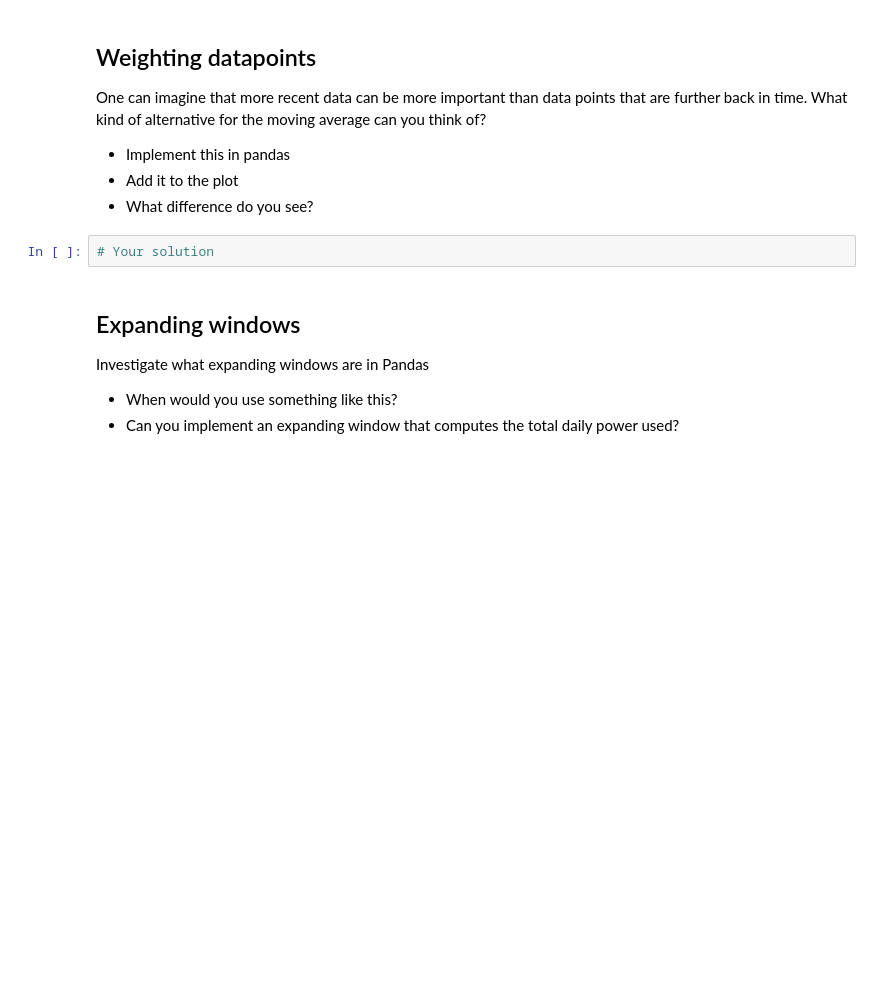
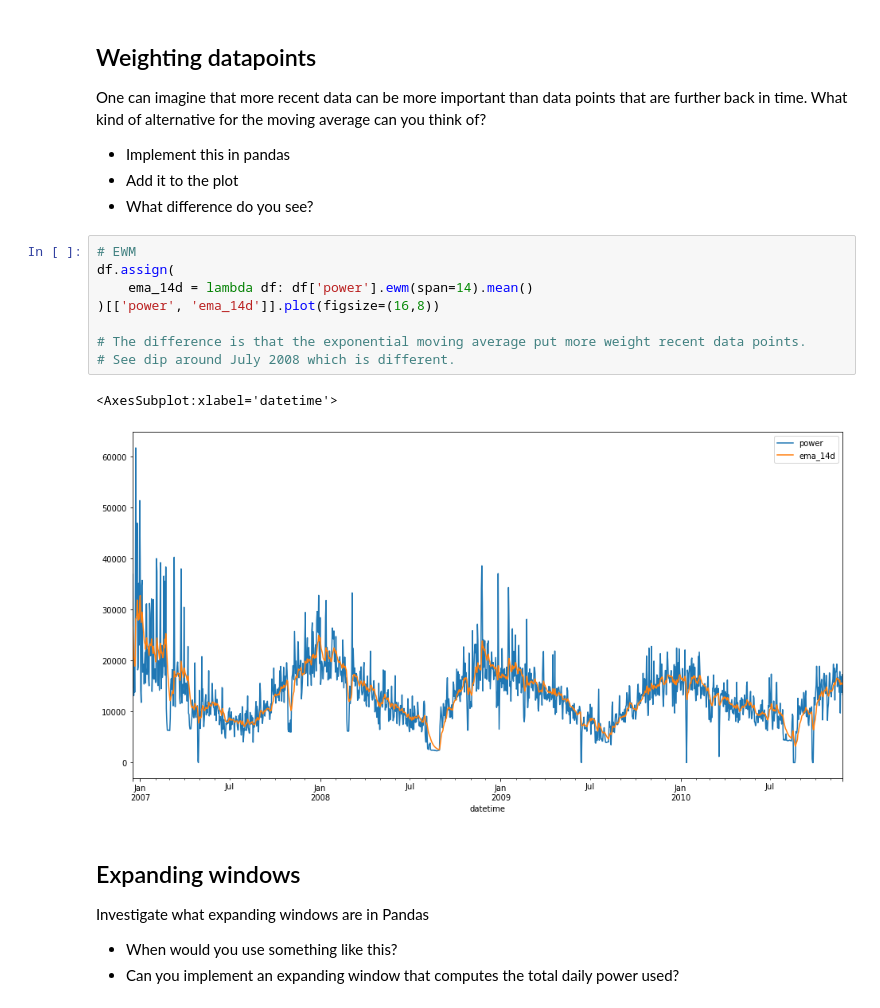
Before and after one commit to JelmerOffenberg/datamind-python, a Jupyter notebook: notebooks/3-feature-engineering.ipynb, the cells around one changed output. Saved outputs shown, nothing was run; the diff lists cells and outputs as text; blank space fills up the shorter version.

```diff
--- a/notebooks/3-feature-engineering.ipynb
+++ b/notebooks/3-feature-engineering.ipynb
@@ -51,8 +90,17 @@ One can imagine that more recent data can be more important than data points tha
 - Implement this in pandas
 - Add it to the plot
 - What difference do you see?
-# %%
-# Your solution
+# %%
+# EWM
+df.assign(
+    ema_14d = lambda df: df['power'].ewm(span=14).mean()
+)[['power', 'ema_14d']].plot(figsize=(16,8))
+
+# The difference is that the exponential moving average put more weight recent data points.
+# See dip around July 2008 which is different.
+# %% [output]
+<AxesSubplot:xlabel='datetime'>
+[figure, added]
 # %% [markdown]
 ## Expanding windows
 Investigate what expanding windows are in Pandas
```
Also changed, not shown: parts of 32 cells of this notebook.
